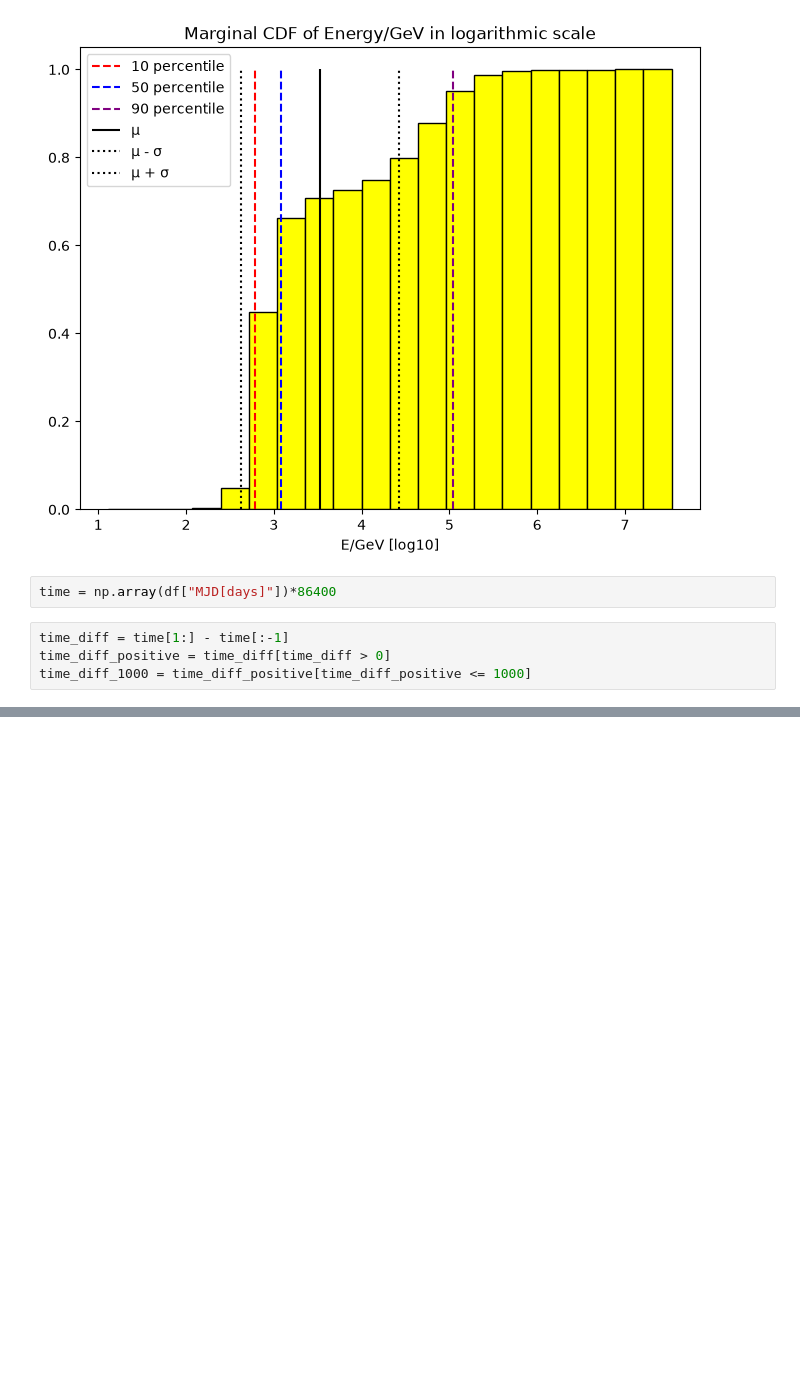
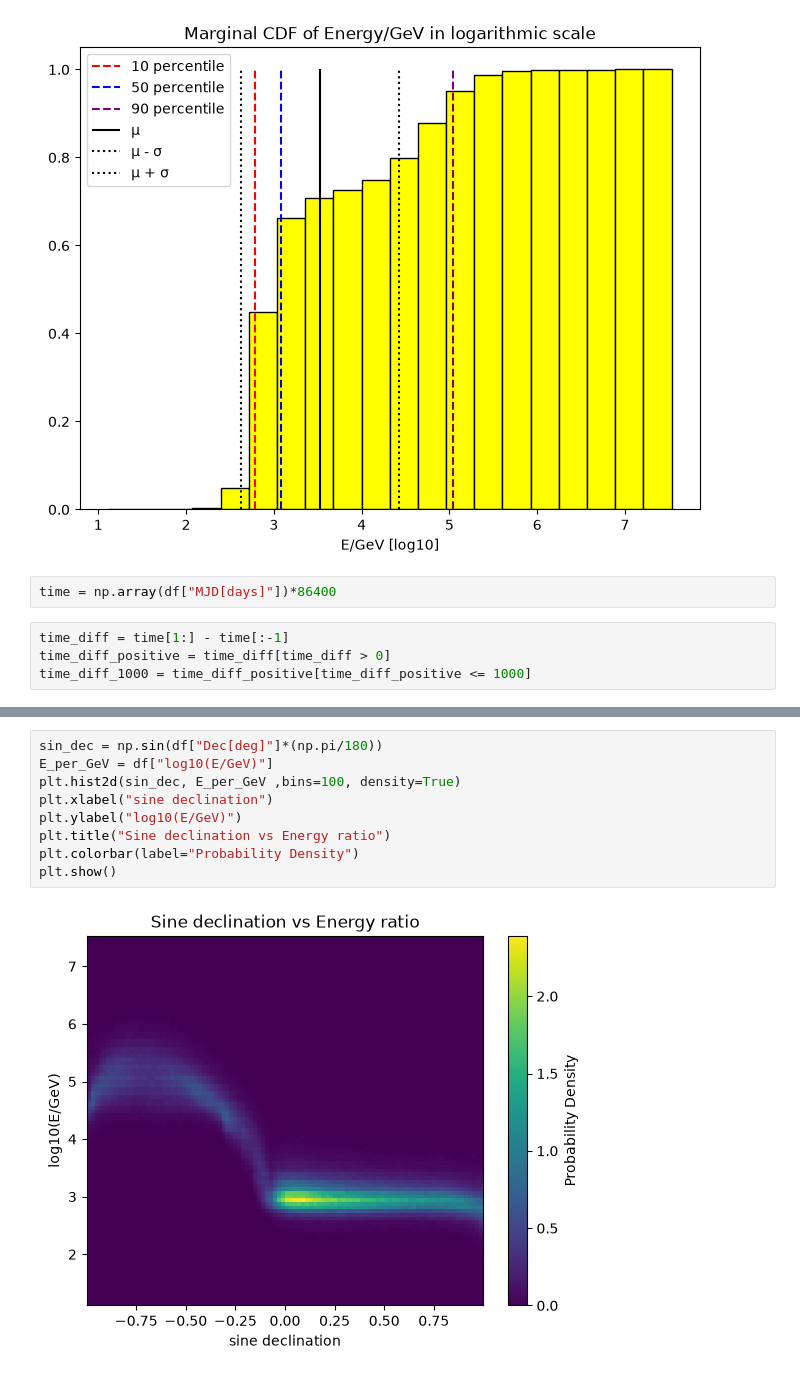
Before and after one commit to vigneshK0404/Data_Science_Projects, a Jupyter notebook: Project_1_Karthikeyan.ipynb, the cells around one changed output, grey strips where cells are left out. Saved outputs shown, nothing was run; the diff lists cells and outputs as text; blank space fills up the shorter version.

```diff
--- a/Project_1_Karthikeyan.ipynb
+++ b/Project_1_Karthikeyan.ipynb
@@ -84,0 +85,11 @@ Text(0.5, 0, 'log10(δ t)')
+# %%
+sin_dec = np.sin(df["Dec[deg]"]*(np.pi/180))
+E_per_GeV = df["log10(E/GeV)"]
+plt.hist2d(sin_dec, E_per_GeV ,bins=100, density=True)
+plt.xlabel("sine declination")
+plt.ylabel("log10(E/GeV)")
+plt.title("Sine declination vs Energy ratio")
+plt.colorbar(label="Probability Density")
+plt.show()
+# %% [output]
+[figure, added]
```
Also changed, not shown: parts of 1 cell of this notebook.
